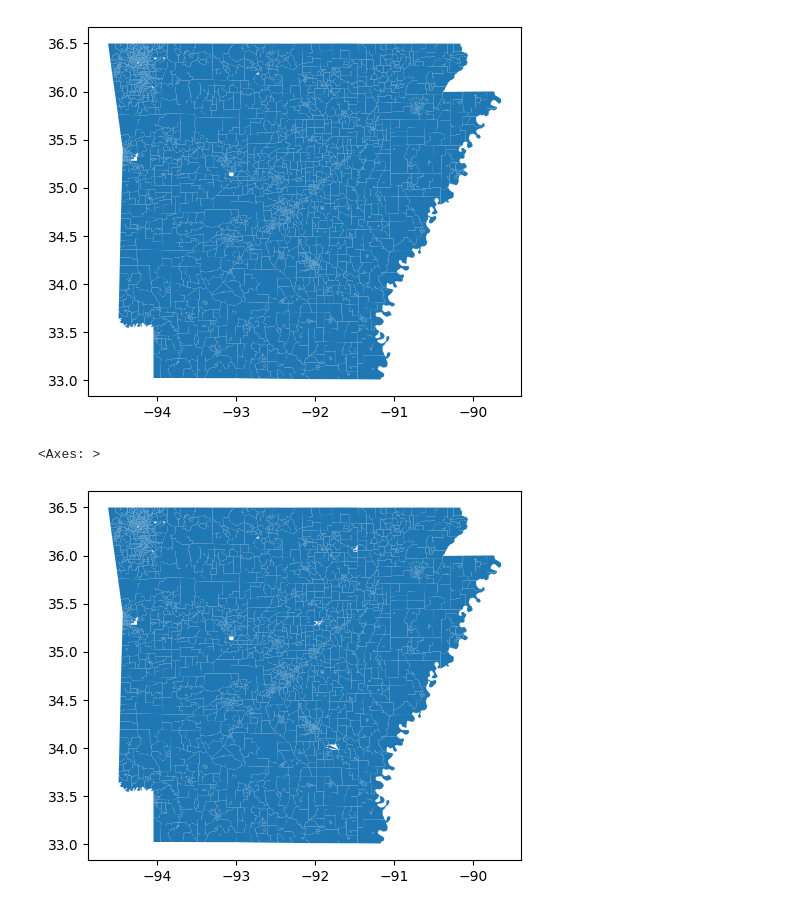
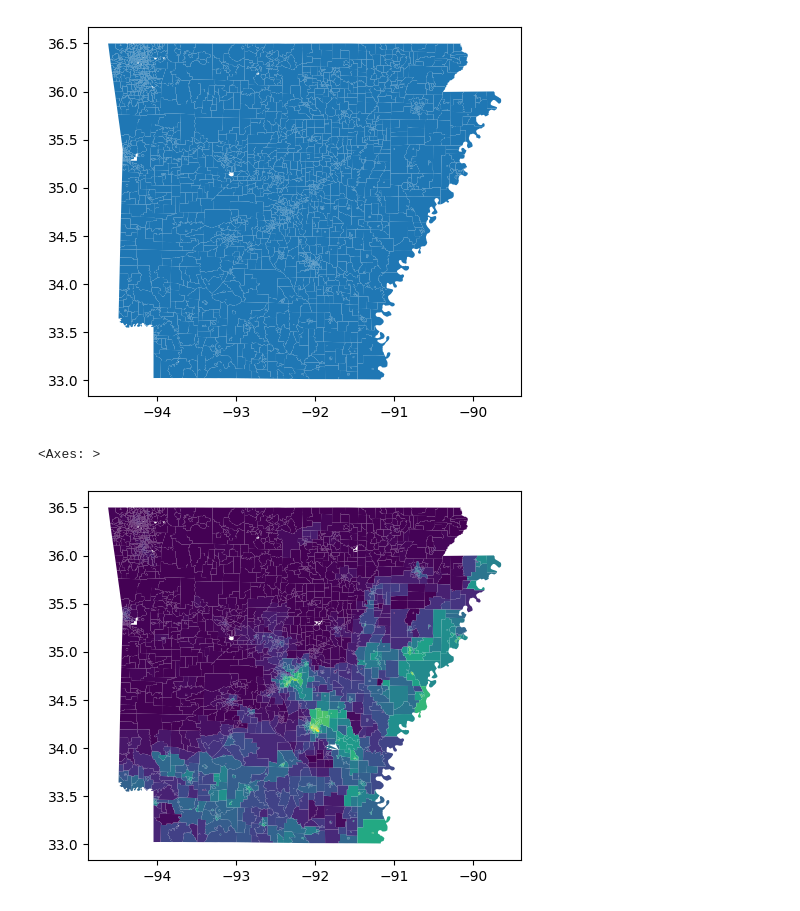
Before and after one commit to CSE416-Rockies/Rockies-VRA-Repeal-Analysis, a Jupyter notebook: preprocessing/Arkansas/ar-precinct.ipynb, the cells around one changed output. Drawn from its saved outputs; the diff is of its cells as text; code cells hidden in the pictures.

Commit message:
Added revisions to ar-heatmap and updated topojson + heatmap for arkansas

```diff
--- a/preprocessing/Arkansas/ar-precinct.ipynb
+++ b/preprocessing/Arkansas/ar-precinct.ipynb
@@ -633,9 +633,9 @@ precincts = ar_precincts[['name', 'cvap_total',
        'share_black', 'share_hispanic', 'share_other',
        'geometry']]
 precincts['GEOID'] = precincts['name']
-precincts['share_black'] = precincts['share_black'] * 10
-precincts['share_hispanic'] = precincts['share_hispanic'] * 10
-precincts['share_other'] = precincts['share_other'] * 10
+precincts['share_black'] = precincts['share_black'] * 100
+precincts['share_hispanic'] = precincts['share_hispanic'] * 100
+precincts['share_other'] = precincts['share_other'] * 100
 precincts = precincts[['GEOID', 'name', 'cvap_total',
        'share_black', 'share_hispanic', 'share_other',
        'geometry']]
@@ -692,7 +692,7 @@ topo = tp.Topology(precincts)
 topo.to_json("../output/Arkansas/Arkansas_precincts_topo.topojson")
 # %%
 gdf = topo.to_gdf()
-gdf.plot(None)
+gdf.plot("black_percentage")
 # %% [output]
 <Axes: >
-[figure, old version]
+[figure, new version]
```
Also changed, not shown: parts of 2 cells of this notebook, 10 other files.
